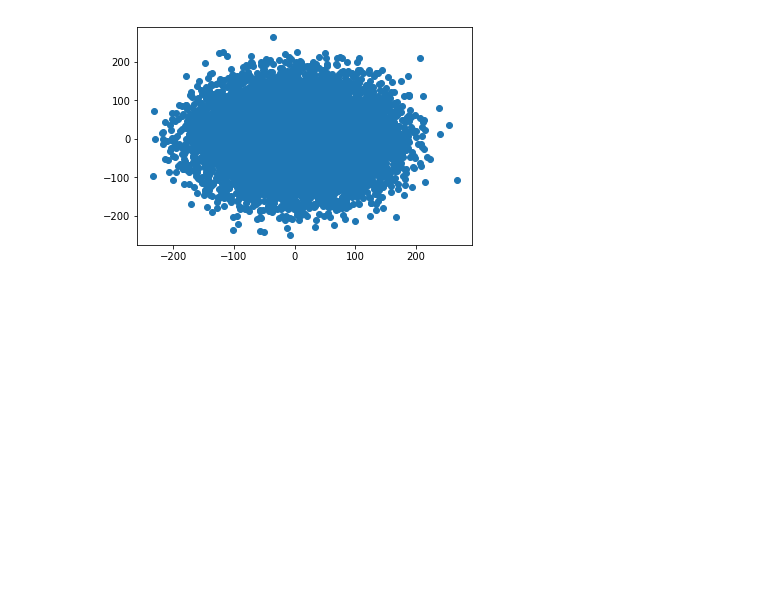
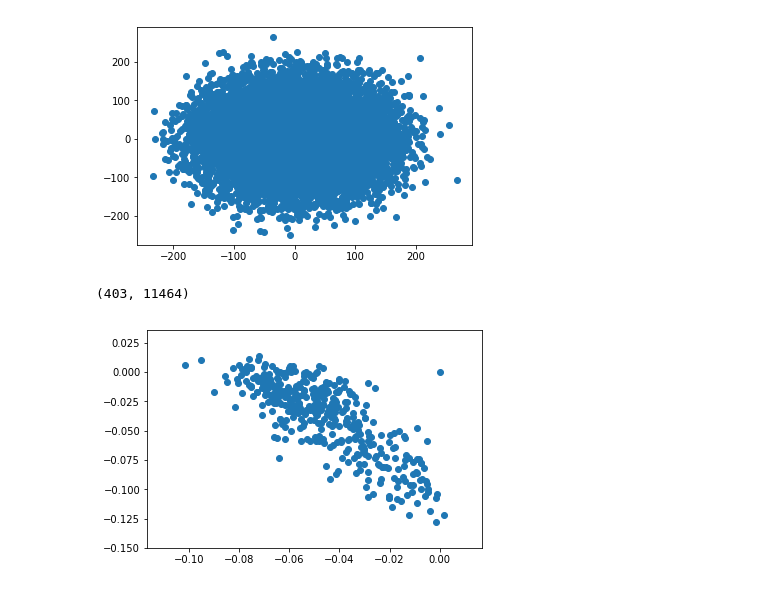
Before and after one commit to Machine-Learning-FGA/ArticleClusteringProblem, a Jupyter notebook: PrimeirosEstudos.ipynb, the cells around one changed output. Cells and saved outputs as stored; diff of their text form; code cells hidden in the pictures; blank space fills up the shorter version.

```diff
--- a/PrimeirosEstudos.ipynb
+++ b/PrimeirosEstudos.ipynb
@@ -81,6 +69,7 @@ len(drop_columns)
 # %% [output]
 4728
 # %%
+dataset_old = dataset.copy()
 dataset = dataset.drop(drop_columns, axis=1)
 # %%
 from sklearn.decomposition import PCA
@@ -152,3 +141,21 @@ it: 297, stress 70586155573.0
 it: 298, stress 70578643640.3
 it: 299, stress 70571021689.3
 [figure]
+# %%
+dataset_2015 = []
+for row in range(5408, len(dataset_old.values)):
+    dataset_2015.append(dataset_old.iloc[row, :])
+
+dataset_2015 = pd.DataFrame(data=dataset_2015)
+dataset_2015.shape
+# %% [output]
+(403, 11464)
+# %%
+from sklearn.decomposition import SparsePCA
+
+spca = SparsePCA(n_components=2).fit(dataset_2015.iloc[:, 1:])
+X_SPCA = spca.transform(dataset_2015.iloc[:, 1:])
+plt.scatter(X_SPCA[:, 0], X_SPCA[:, 1])
+plt.show()
+# %% [output]
+[figure, added]
```
Also changed, not shown: parts of 23 cells of this notebook.
